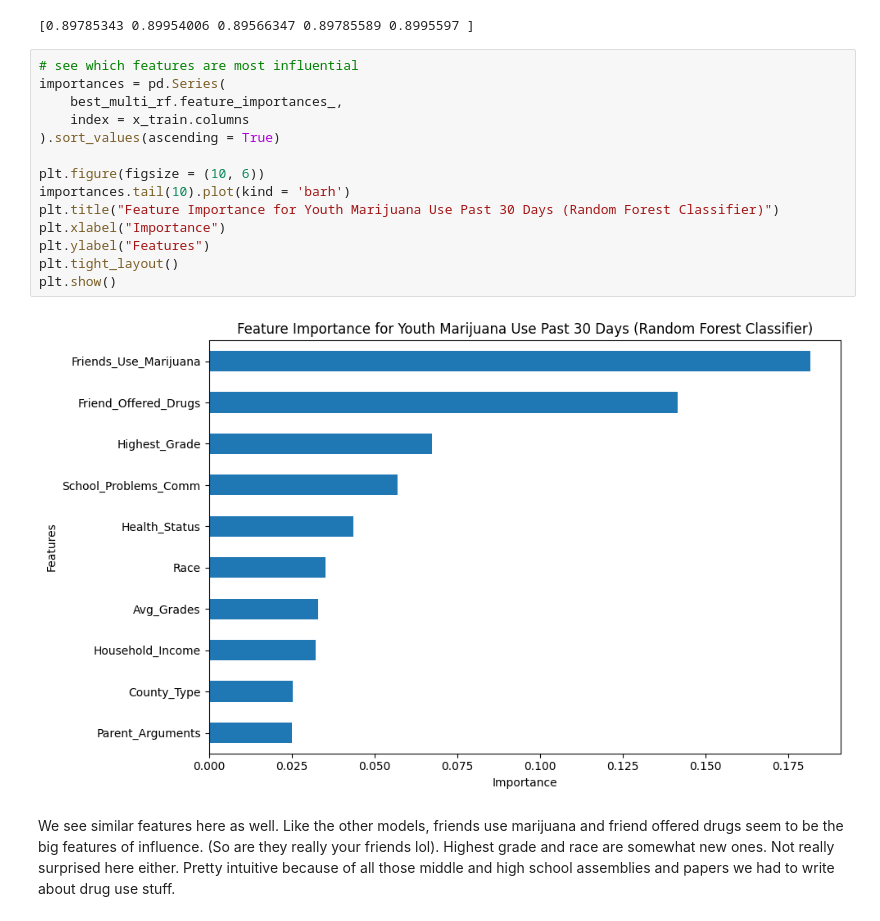
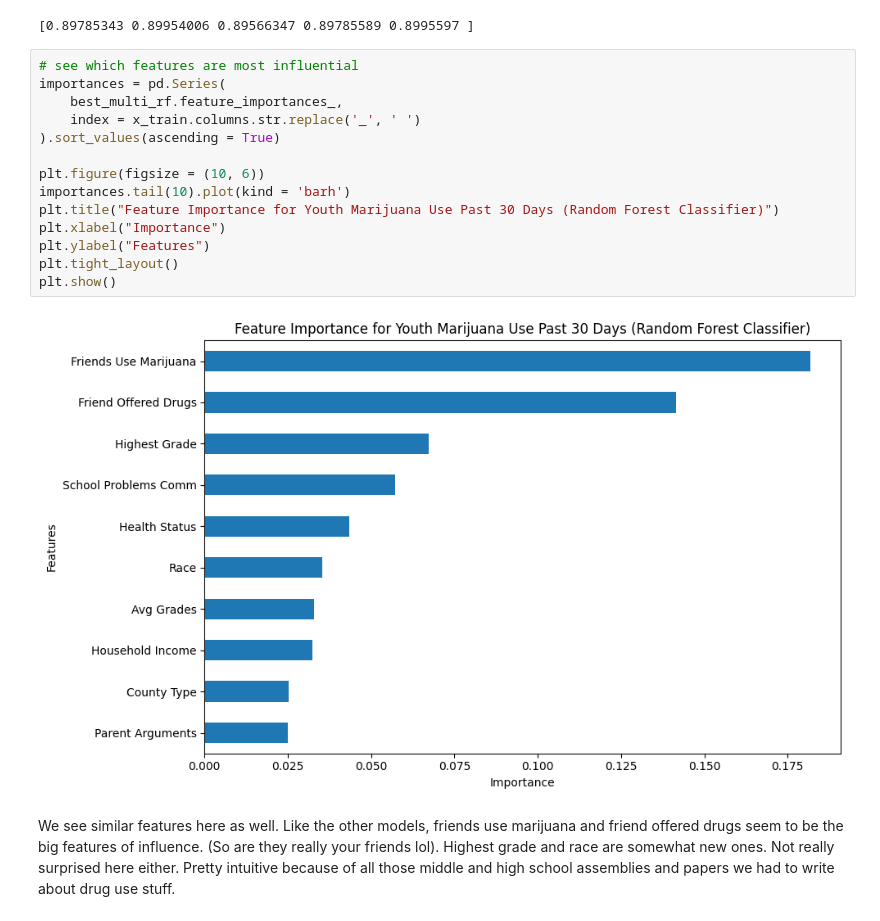
Before and after one commit to ChristufaY/data5322, a Jupyter notebook: hw1/hw1.ipynb, the cells around one changed output. Cells and saved outputs as stored; diff of their text form.

```diff
--- a/hw1/hw1.ipynb
+++ b/hw1/hw1.ipynb
@@ -472,19 +531,19 @@ print(cross_val_score(
 # %%
 # see which features are most influential
 importances = pd.Series(
     best_multi_rf.feature_importances_,
-    index = x_train.columns
+    index = x_train.columns.str.replace('_', ' ')
 ).sort_values(ascending = True)
 
 plt.figure(figsize = (10, 6))
 importances.tail(10).plot(kind = 'barh')
 plt.title("Feature Importance for Youth Marijuana Use Past 30 Days (Random Forest Classifier)")
 plt.xlabel("Importance")
 plt.ylabel("Features")
 plt.tight_layout()
 plt.show()
 # %% [output]
-[figure, old version]
+[figure, new version]
 # %% [markdown]
 We see similar features here as well. Like the other models, friends use marijuana and friend offered drugs seem to be the big features of influence. (So are they really your friends lol). Highest grade and race are somewhat new ones. Not really surprised here either. Pretty intuitive because of all those middle and high school assemblies and papers we had to write about drug use stuff.
 # %% [markdown]
```
Also changed, not shown: parts of 15 cells of this notebook, 7 other files.
